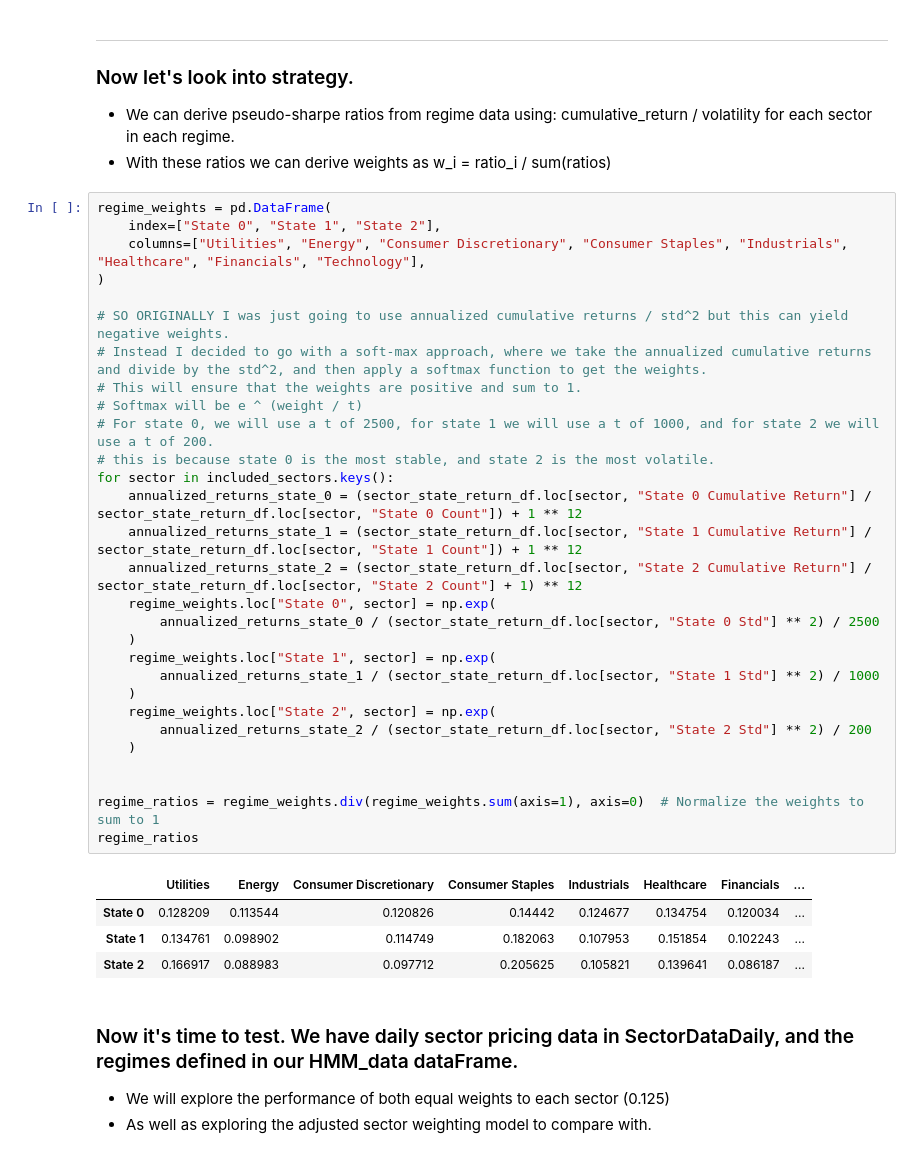
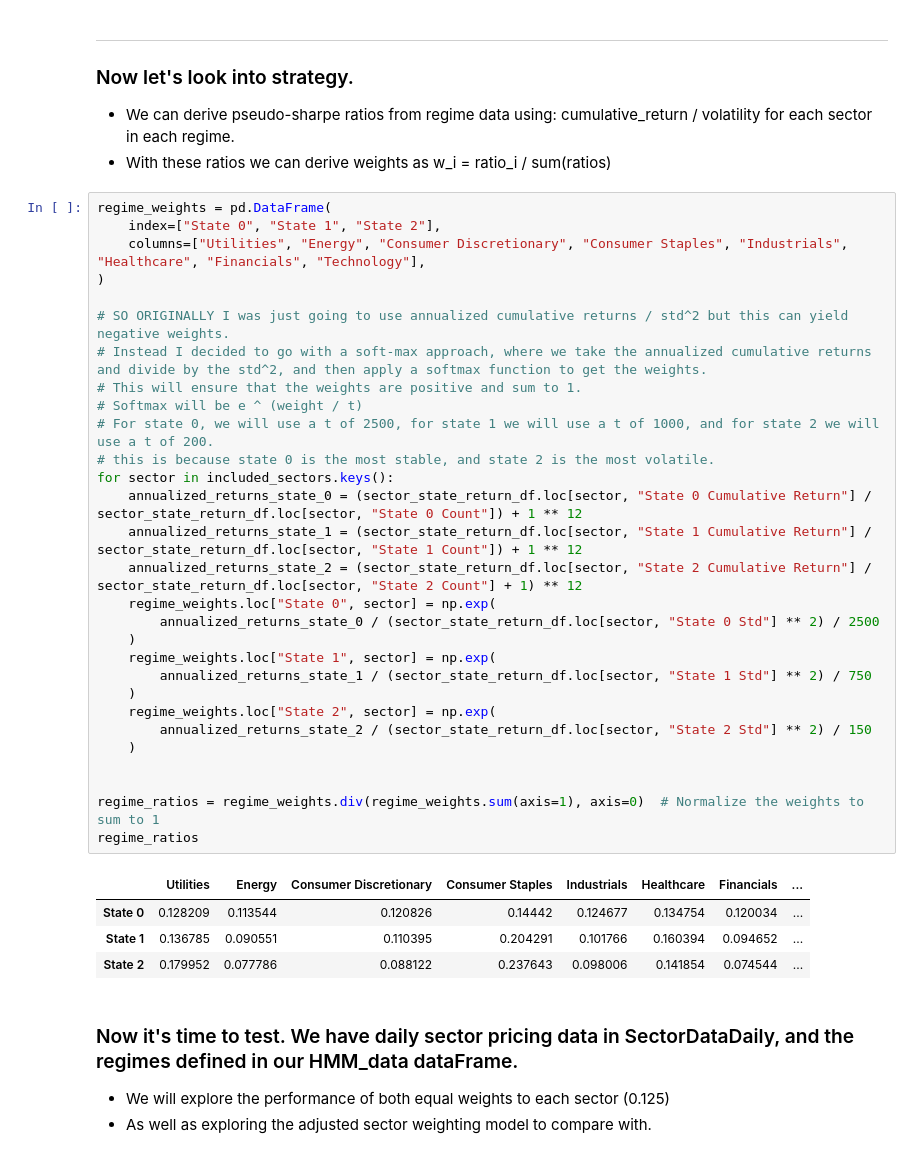
Before and after one commit to JackDamato/IC-Quant-Final-Project, a Jupyter notebook: JackDamatoFinal.ipynb, the cells around one changed output. Cells and saved outputs as stored; diff of their text form.

```diff
--- a/JackDamatoFinal.ipynb
+++ b/JackDamatoFinal.ipynb
@@ -798,37 +798,37 @@ Technology                        195            102              6
 # %%
 regime_weights = pd.DataFrame(
     index=["State 0", "State 1", "State 2"],
     columns=["Utilities", "Energy", "Consumer Discretionary", "Consumer Staples", "Industrials", "Healthcare", "Financials", "Technology"],
 )
 
 # SO ORIGINALLY I was just going to use annualized cumulative returns / std^2 but this can yield negative weights.
 # Instead I decided to go with a soft-max approach, where we take the annualized cumulative returns and divide by the std^2, and then apply a softmax function to get the weights.
 # This will ensure that the weights are positive and sum to 1.
 # Softmax will be e ^ (weight / t)
 # For state 0, we will use a t of 2500, for state 1 we will use a t of 1000, and for state 2 we will use a t of 200.
 # this is because state 0 is the most stable, and state 2 is the most volatile.
 for sector in included_sectors.keys():
     annualized_returns_state_0 = (sector_state_return_df.loc[sector, "State 0 Cumulative Return"] / sector_state_return_df.loc[sector, "State 0 Count"]) + 1 ** 12
     annualized_returns_state_1 = (sector_state_return_df.loc[sector, "State 1 Cumulative Return"] / sector_state_return_df.loc[sector, "State 1 Count"]) + 1 ** 12
     annualized_returns_state_2 = (sector_state_return_df.loc[sector, "State 2 Cumulative Return"] / sector_state_return_df.loc[sector, "State 2 Count"] + 1) ** 12
     regime_weights.loc["State 0", sector] = np.exp(
         annualized_returns_state_0 / (sector_state_return_df.loc[sector, "State 0 Std"] ** 2) / 2500
     )
     regime_weights.loc["State 1", sector] = np.exp(
-        annualized_returns_state_1 / (sector_state_return_df.loc[sector, "State 1 Std"] ** 2) / 1000
+        annualized_returns_state_1 / (sector_state_return_df.loc[sector, "State 1 Std"] ** 2) / 750
     )
     regime_weights.loc["State 2", sector] = np.exp(
-        annualized_returns_state_2 / (sector_state_return_df.loc[sector, "State 2 Std"] ** 2) / 200
+        annualized_returns_state_2 / (sector_state_return_df.loc[sector, "State 2 Std"] ** 2) / 150
     )
 
 
 regime_ratios = regime_weights.div(regime_weights.sum(axis=1), axis=0)  # Normalize the weights to sum to 1
 regime_ratios
 # %% [output]
 |  | Utilities | Energy | Consumer Discretionary | Consumer Staples | Industrials | Healthcare | Financials | ... |
 | State 0 | 0.128209 | 0.113544 | 0.120826 | 0.14442 | 0.124677 | 0.134754 | 0.120034 | ... |
-| State 1 | 0.134761 | 0.098902 | 0.114749 | 0.182063 | 0.107953 | 0.151854 | 0.102243 | ... |
-| State 2 | 0.166917 | 0.088983 | 0.097712 | 0.205625 | 0.105821 | 0.139641 | 0.086187 | ... |
+| State 1 | 0.136785 | 0.090551 | 0.110395 | 0.204291 | 0.101766 | 0.160394 | 0.094652 | ... |
+| State 2 | 0.179952 | 0.077786 | 0.088122 | 0.237643 | 0.098006 | 0.141854 | 0.074544 | ... |
 # %% [markdown]
 ### Now it's time to test. We have daily sector pricing data in SectorDataDaily, and the regimes defined in our HMM_data dataFrame.
 - We will explore the performance of both equal weights to each sector (0.125)
```
Also changed, not shown: parts of 5 cells of this notebook.
